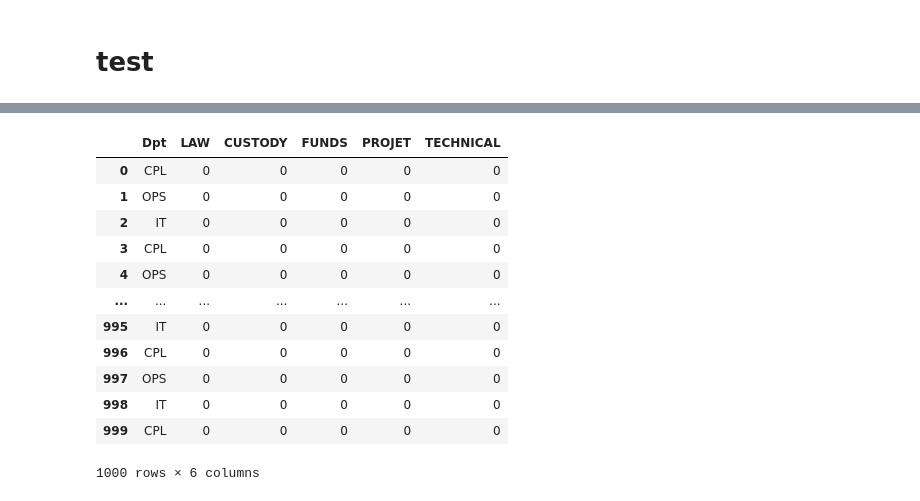
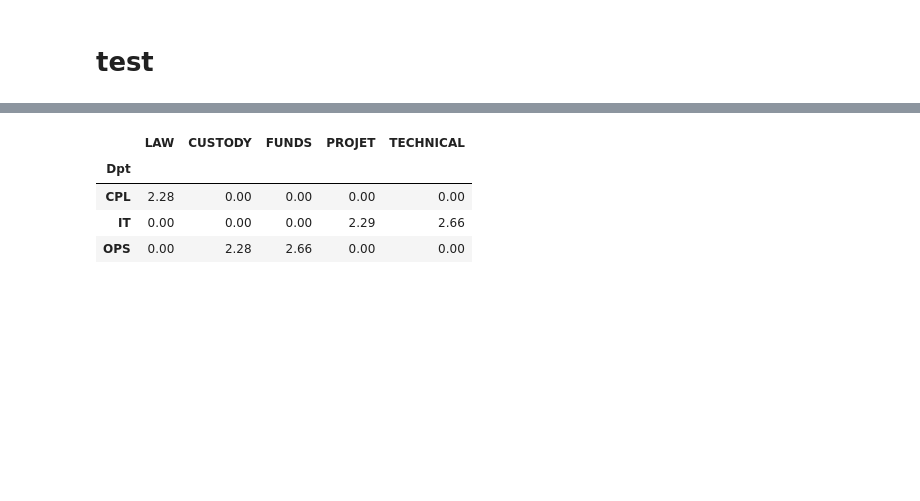
Before and after one commit to levmanuel/HR-Data, a Jupyter notebook: HR.ipynb, the cells around one changed output, grey strips where cells are left out. Saved outputs shown, nothing was run; the diff lists cells and outputs as text; code cells hidden in the pictures; blank space fills up the shorter version.

```diff
--- a/HR.ipynb
+++ b/HR.ipynb
@@ -556,16 +554,8 @@ df_generated = pd.DataFrame(results)
-# %%
-df_generated
-# %% [output]
-|  | Dpt | LAW | CUSTODY | FUNDS | PROJET | TECHNICAL |
-| 0 | CPL | 0 | 0 | 0 | 0 | 0 |
-| 1 | OPS | 0 | 0 | 0 | 0 | 0 |
-| 2 | IT | 0 | 0 | 0 | 0 | 0 |
-| 3 | CPL | 0 | 0 | 0 | 0 | 0 |
-| 4 | OPS | 0 | 0 | 0 | 0 | 0 |
-| ... | ... | ... | ... | ... | ... | ... |
-| 995 | IT | 0 | 0 | 0 | 0 | 0 |
-| 996 | CPL | 0 | 0 | 0 | 0 | 0 |
-| 997 | OPS | 0 | 0 | 0 | 0 | 0 |
-| 998 | IT | 0 | 0 | 0 | 0 | 0 |
-| 999 | CPL | 0 | 0 | 0 | 0 | 0 |
-1000 rows × 6 columns
+# %%
+df.groupby('Dpt')[skills].mean().round(2)
+# %% [output]
+|  | LAW | CUSTODY | FUNDS | PROJET | TECHNICAL |
+| Dpt |  |  |  |  |  |
+| CPL | 2.28 | 0.00 | 0.00 | 0.00 | 0.00 |
+| IT | 0.00 | 0.00 | 0.00 | 2.29 | 2.66 |
+| OPS | 0.00 | 2.28 | 2.66 | 0.00 | 0.00 |
```
Also changed, not shown: parts of 3 cells of this notebook, 1 other file.
